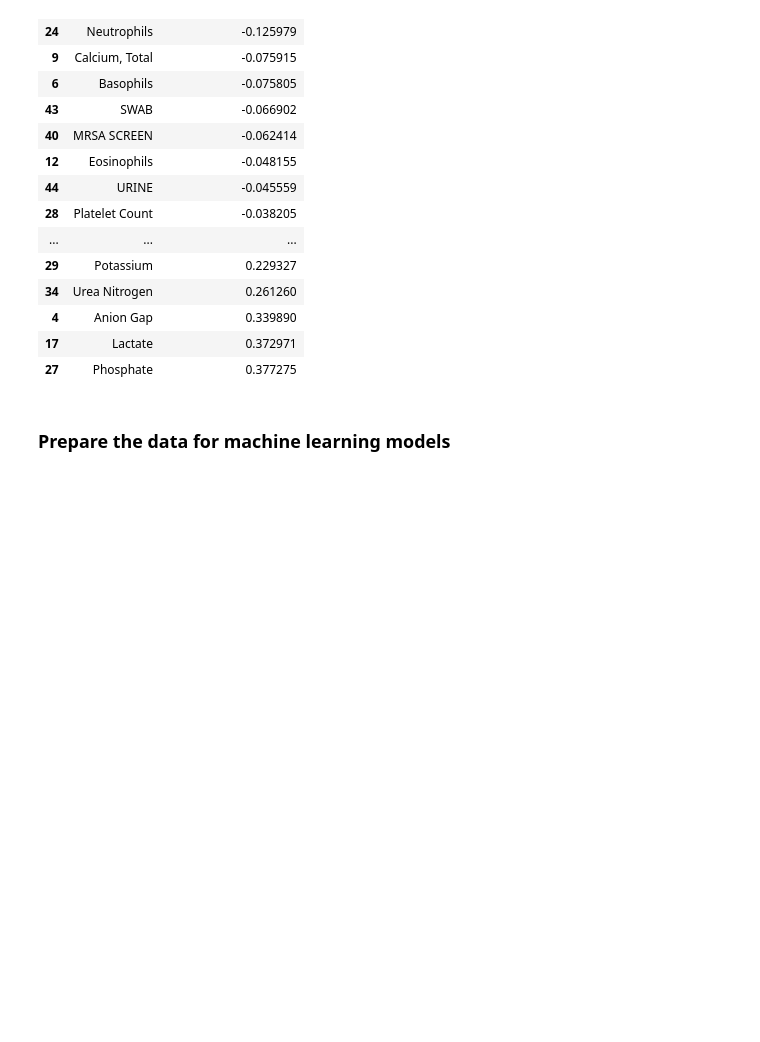
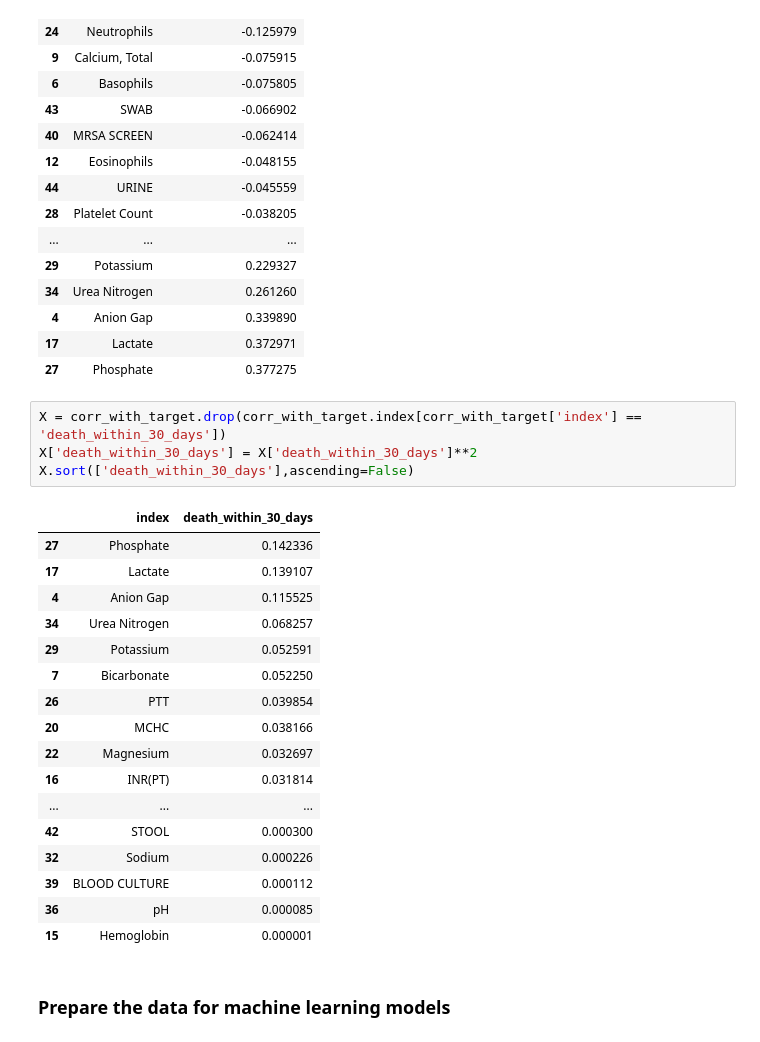
Before and after one commit to sangeetsaurabh/SurvivabilityofSepsisShockpatients, a Jupyter notebook: Survivability with severe Sepsis Shock - Machine Learning Models.ipynb, the cells around one changed output. Drawn from its saved outputs; the diff is of its cells as text; blank space fills up the shorter version.

```diff
--- a/Survivability with severe Sepsis Shock - Machine Learning Models.ipynb
+++ b/Survivability with severe Sepsis Shock - Machine Learning Models.ipynb
@@ -115,6 +115,28 @@ corr_with_target.drop(corr_with_target.index[corr_with_target['index'] == 'death
 | 4 | Anion Gap | 0.339890 |
 | 17 | Lactate | 0.372971 |
 | 27 | Phosphate | 0.377275 |
+# %%
+X = corr_with_target.drop(corr_with_target.index[corr_with_target['index'] == 'death_within_30_days'])
+X['death_within_30_days'] = X['death_within_30_days']**2
+X.sort(['death_within_30_days'],ascending=False)
+# %% [output]
+|  | index | death_within_30_days |
+| 27 | Phosphate | 0.142336 |
+| 17 | Lactate | 0.139107 |
+| 4 | Anion Gap | 0.115525 |
+| 34 | Urea Nitrogen | 0.068257 |
+| 29 | Potassium | 0.052591 |
+| 7 | Bicarbonate | 0.052250 |
+| 26 | PTT | 0.039854 |
+| 20 | MCHC | 0.038166 |
+| 22 | Magnesium | 0.032697 |
+| 16 | INR(PT) | 0.031814 |
+| ... | ... | ... |
+| 42 | STOOL | 0.000300 |
+| 32 | Sodium | 0.000226 |
+| 39 | BLOOD CULTURE | 0.000112 |
+| 36 | pH | 0.000085 |
+| 15 | Hemoglobin | 0.000001 |
 # %% [markdown]
 ### Prepare the data for machine learning models
 # %% [markdown]
```
Also changed, not shown: parts of 19 cells of this notebook.
